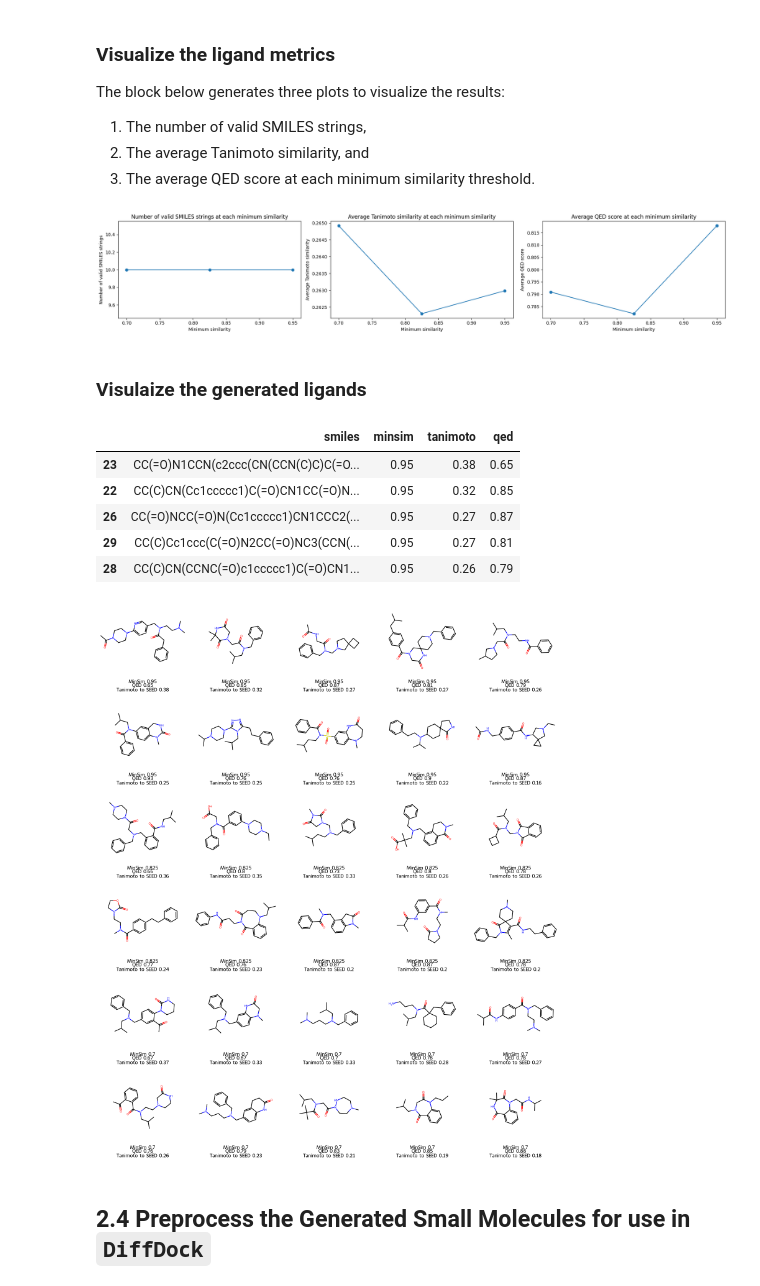
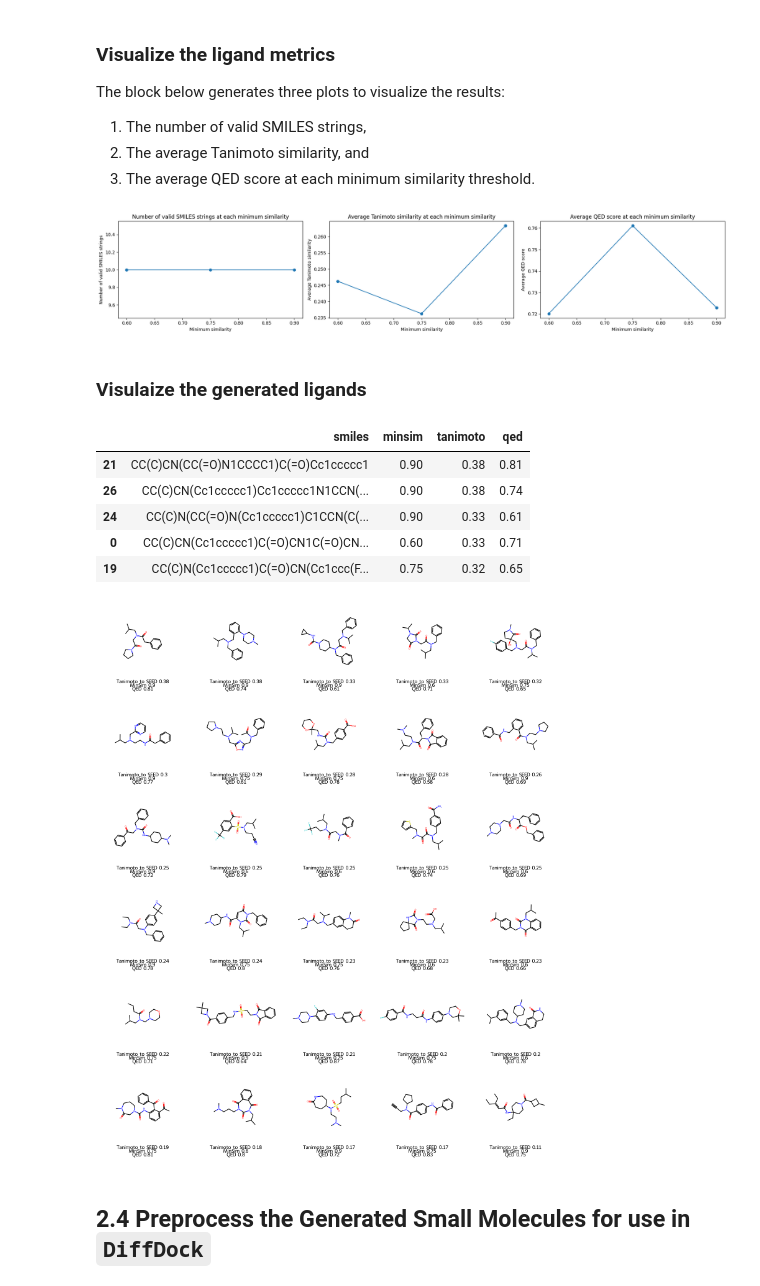
Before and after one commit to bf-nv/bionemo_tutorials, a Jupyter notebook: Step_2_MolMIM_Controlled_SM_Generation_QED_4WQP.ipynb, the cells around one changed output. Drawn from its saved outputs; the diff is of its cells as text; code cells hidden in the pictures.

```diff
--- a/Step_2_MolMIM_Controlled_SM_Generation_QED_4WQP.ipynb
+++ b/Step_2_MolMIM_Controlled_SM_Generation_QED_4WQP.ipynb
@@ -82,25 +80,26 @@ results = {}
 
 # Create a list of minimum similarities
 num_min_sims = 3
-min_sims = np.linspace(0.7, 0.95, num_min_sims)
+min_sims = np.linspace(0.6, 0.9, num_min_sims)
 # %%
+from rdkit.Chem.rdFingerprintGenerator import GetMorganGenerator
+from rdkit.DataStructs import TanimotoSimilarity
+
+
 def tanimoto_similarity(smiles, reference: str):
     # Get fingerprint params
-    fingerprint_radius_param = 2
-    fingerprint_nbits = 2048
+    generator = GetMorganGenerator(radius=2, fpSize=2048)
 
     # Handle the reference molecule
     reference_mol = Chem.MolFromSmiles(reference)
-    reference_fingerprint = GetMorganFingerprintAsBitVect(
-        reference_mol, radius=fingerprint_radius_param, nBits=fingerprint_nbits
-    )
+    reference_fingerprint = generator.GetFingerprint(reference_mol)
 
     # Validate the other molecule
     mol = Chem.MolFromSmiles(smiles)
     if mol is None:
         return 0
 
-    fingerprint = GetMorganFingerprintAsBitVect(mol, radius=fingerprint_radius_param, nBits=fingerprint_nbits)
+    fingerprint = generator.GetFingerprint(mol)
 
     # Calculate and return the Tanimoto similarity
     return TanimotoSimilarity(fingerprint, reference_fingerprint)
@@ -321,7 +256,7 @@ plt.title('Average QED score at each minimum similarity')
 plt.tight_layout()
 plt.show()
 # %% [output]
-[figure, old version]
+[figure, new version]
 # %% [markdown]
 ### Visulaize the generated ligands
 # %%
@@ -343,28 +278,28 @@ df_viz = df_viz.sort_values(
 df_viz.head()
 # %% [output]
 |  | smiles | minsim | tanimoto | qed |
-| 23 | CC(=O)N1CCN(c2ccc(CN(CCN(C)C)C(=O... | 0.95 | 0.38 | 0.65 |
-| 22 | CC(C)CN(Cc1ccccc1)C(=O)CN1CC(=O)N... | 0.95 | 0.32 | 0.85 |
-| 26 | CC(=O)NCC(=O)N(Cc1ccccc1)CN1CCC2(... | 0.95 | 0.27 | 0.87 |
-| 29 | CC(C)Cc1ccc(C(=O)N2CC(=O)NC3(CCN(... | 0.95 | 0.27 | 0.81 |
-| 28 | CC(C)CN(CCNC(=O)c1ccccc1)C(=O)CN1... | 0.95 | 0.26 | 0.79 |
+| 21 | CC(C)CN(CC(=O)N1CCCC1)C(=O)Cc1ccccc1 | 0.90 | 0.38 | 0.81 |
+| 26 | CC(C)CN(Cc1ccccc1)Cc1ccccc1N1CCN(... | 0.90 | 0.38 | 0.74 |
+| 24 | CC(C)N(CC(=O)N(Cc1ccccc1)C1CCN(C(... | 0.90 | 0.33 | 0.61 |
+| 0 | CC(C)CN(Cc1ccccc1)C(=O)CN1C(=O)CN... | 0.60 | 0.33 | 0.71 |
+| 19 | CC(C)N(Cc1ccccc1)C(=O)CN(Cc1ccc(F... | 0.75 | 0.32 | 0.65 |
 # %%
 df_smiles = df_viz["smiles"].tolist()
 df_minsim = df_viz["minsim"].tolist()
 df_tanimoto = df_viz["tanimoto"].tolist()
 df_qed = df_viz["qed"].tolist()
 ms = [Chem.MolFromSmiles(_) for _ in df_smiles]
 dopts = Draw.MolDrawOptions()
 dopts.legendFontSize=16
 dopts.legendFraction=0.2
 Draw.MolsToGridImage(ms,
                      molsPerRow=5,
                      subImgSize=(300, 300),
-                     legends = [f"MinSim {min_sim}\nQED {qed}\nTanimoto to SEED {tanimoto}" for min_sim, qed, tanimoto in zip(df_minsim, df_qed, df_tanimoto)],
+                     legends = [f"Tanimoto to SEED {tanimoto}\nMinSim {min_sim}\nQED {qed}" for tanimoto, min_sim, qed in zip(df_tanimoto, df_minsim, df_qed)],
                      drawOptions=dopts,
                      )
 # %% [output]
-[figure, old version]
+[figure, new version]
 # %% [markdown]
 ## 2.4 Preprocess the Generated Small Molecules for use in `DiffDock`
 # %%
```
Also changed, not shown: parts of 4 cells of this notebook.
